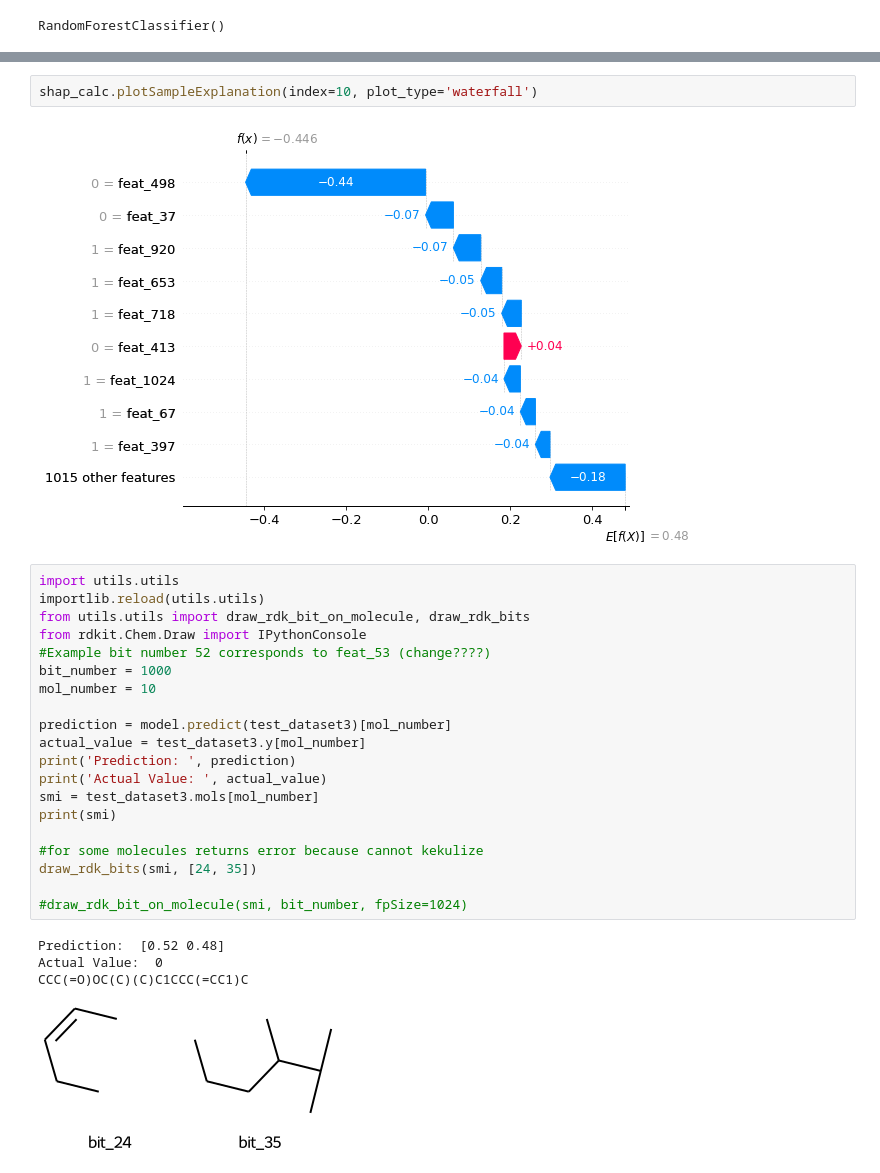
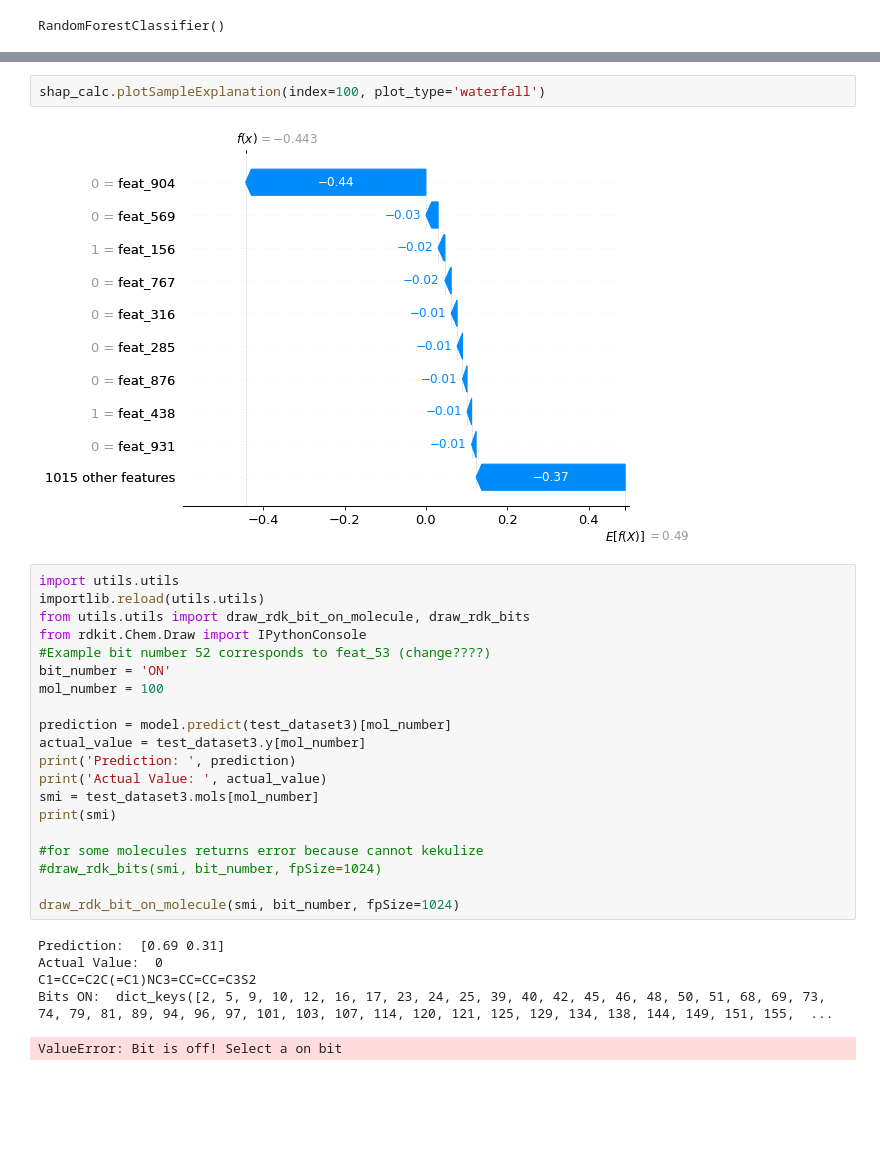
Before and after one commit to BioSystemsUM/DeepMol, a Jupyter notebook: src/SHAP_test.ipynb, the cells around one changed output, grey strips where cells are left out. Drawn from its saved outputs; the diff is of its cells as text; blank space fills up the shorter version.

```diff
--- a/src/SHAP_test.ipynb
+++ b/src/SHAP_test.ipynb
@@ -405,15 +419,15 @@ shap_calc.computePermutationShap()
 # %%
-shap_calc.plotSampleExplanation(index=10, plot_type='waterfall')
+shap_calc.plotSampleExplanation(index=100, plot_type='waterfall')
 # %% [output]
-[figure, old version]
+[figure, new version]
 # %%
 import utils.utils
 importlib.reload(utils.utils)
 from utils.utils import draw_rdk_bit_on_molecule, draw_rdk_bits
 from rdkit.Chem.Draw import IPythonConsole
 #Example bit number 52 corresponds to feat_53 (change????)
-bit_number = 1000
-mol_number = 10
+bit_number = 'ON'
+mol_number = 100
 
 prediction = model.predict(test_dataset3)[mol_number]
 actual_value = test_dataset3.y[mol_number]
@@ -423,11 +437,12 @@ smi = test_dataset3.mols[mol_number]
 print(smi)
 
 #for some molecules returns error because cannot kekulize
-draw_rdk_bits(smi, [24, 35])
+#draw_rdk_bits(smi, bit_number, fpSize=1024)
 
-#draw_rdk_bit_on_molecule(smi, bit_number, fpSize=1024)
+draw_rdk_bit_on_molecule(smi, bit_number, fpSize=1024)
 # %% [output]
-Prediction:  [0.52 0.48]
+Prediction:  [0.69 0.31]
 Actual Value:  0
-CCC(=O)OC(C)(C)C1CCC(=CC1)C
+C1=CC=C2C(=C1)NC3=CC=CC=C3S2
+Bits ON:  dict_keys([2, 5, 9, 10, 12, 16, 17, 23, 24, 25, 39, 40, 42, 45, 46, 48, 50, 51, 68, 69, 73, 74, 79, 81, 89, 94, 96, 97, 101, 103, 107, 114, 120, 121, 125, 129, 134, 138, 144, 149, 151, 155,  ...
-[figure, removed]
+ValueError: Bit is off! Select a on bit
```
Also changed, not shown: parts of 5 cells of this notebook.
